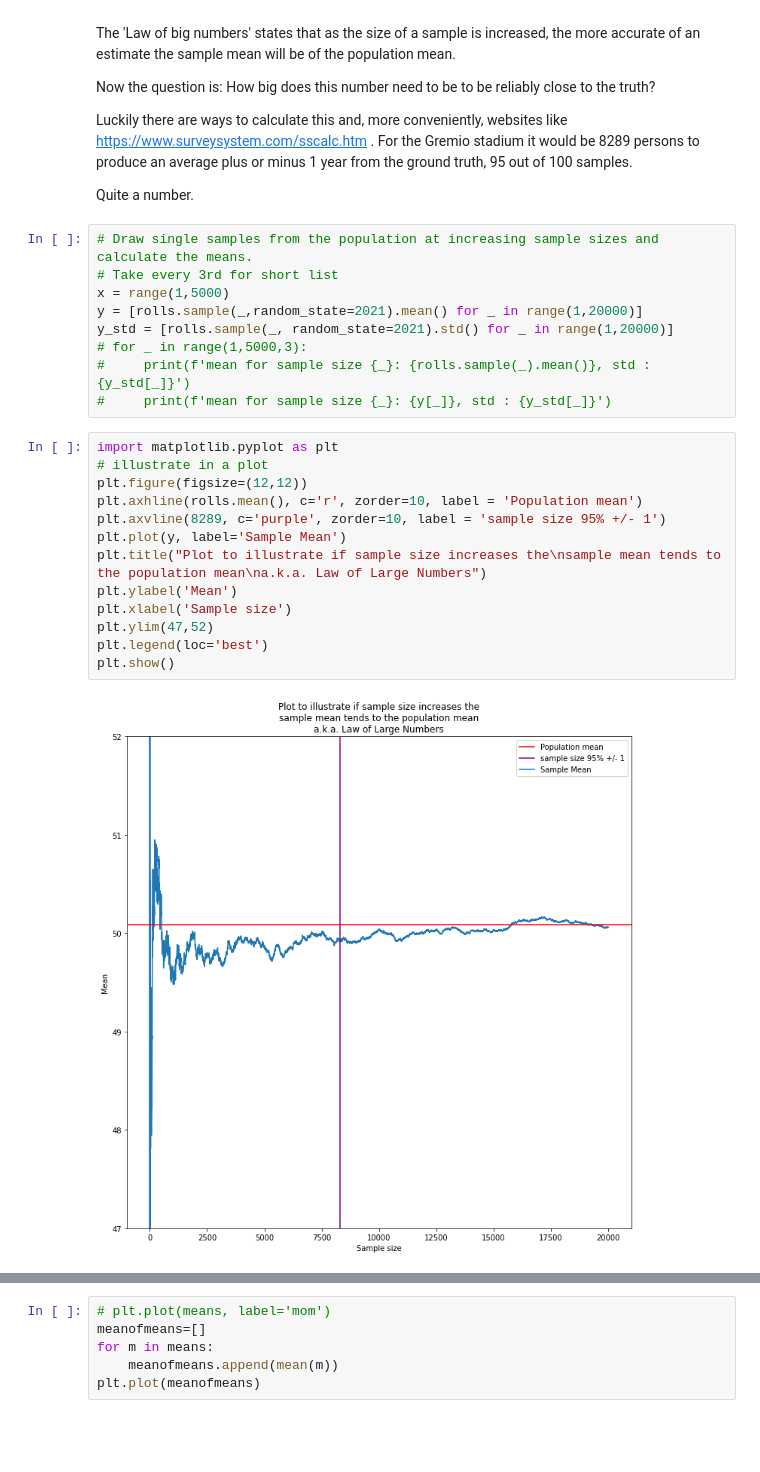
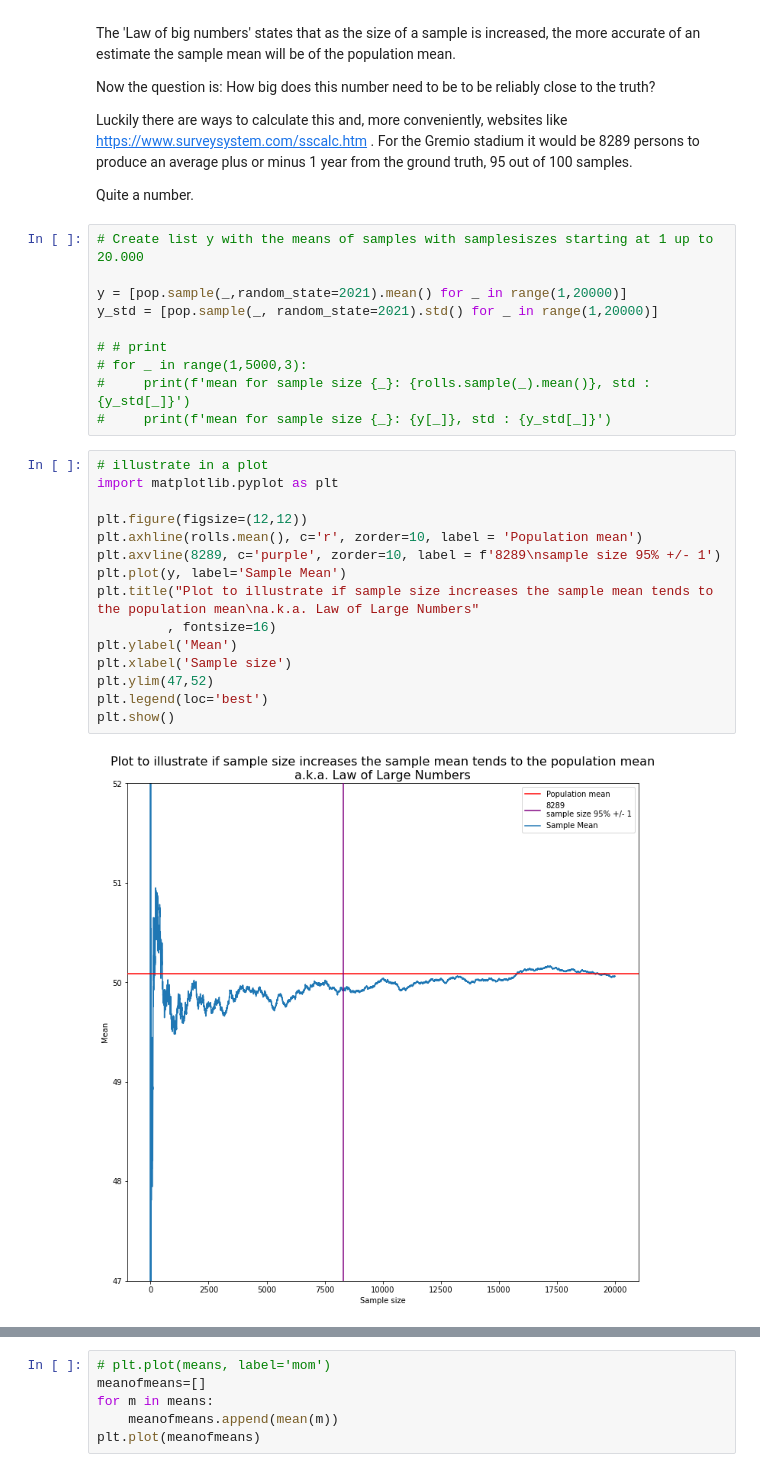
Before and after one commit to MaartenKool/CookBooks, a Jupyter notebook: GremioStadium.ipynb, the cells around one changed output, grey strips where cells are left out. Drawn from its saved outputs; the diff is of its cells as text; blank space fills up the shorter version.

```diff
--- a/GremioStadium.ipynb
+++ b/GremioStadium.ipynb
@@ -62,26 +64,29 @@ Luckily there are ways to calculate this and, more conveniently, websites like h
 
 Quite a number.
 # %%
-# Draw single samples from the population at increasing sample sizes and calculate the means.
-# Take every 3rd for short list
-x = range(1,5000)
-y = [rolls.sample(_,random_state=2021).mean() for _ in range(1,20000)]
-y_std = [rolls.sample(_, random_state=2021).std() for _ in range(1,20000)]
+# Create list y with the means of samples with samplesiszes starting at 1 up to 20.000
+
+y = [pop.sample(_,random_state=2021).mean() for _ in range(1,20000)]
+y_std = [pop.sample(_, random_state=2021).std() for _ in range(1,20000)]
+
+# # print
 # for _ in range(1,5000,3):
 #     print(f'mean for sample size {_}: {rolls.sample(_).mean()}, std : {y_std[_]}')
 #     print(f'mean for sample size {_}: {y[_]}, std : {y_std[_]}')
 # %%
+# illustrate in a plot
 import matplotlib.pyplot as plt
-# illustrate in a plot
+
 plt.figure(figsize=(12,12))
 plt.axhline(rolls.mean(), c='r', zorder=10, label = 'Population mean')
-plt.axvline(8289, c='purple', zorder=10, label = 'sample size 95% +/- 1')
+plt.axvline(8289, c='purple', zorder=10, label = f'8289\nsample size 95% +/- 1')
 plt.plot(y, label='Sample Mean')
-plt.title("Plot to illustrate if sample size increases the\nsample mean tends to the population mean\na.k.a. Law of Large Numbers")
+plt.title("Plot to illustrate if sample size increases the sample mean tends to the population mean\na.k.a. Law of Large Numbers"
+         , fontsize=16)
 plt.ylabel('Mean')
 plt.xlabel('Sample size')
 plt.ylim(47,52)
 plt.legend(loc='best')
 plt.show()
 # %% [output]
-[figure, old version]
+[figure, new version]
```
Also changed, not shown: parts of 31 cells of this notebook.
